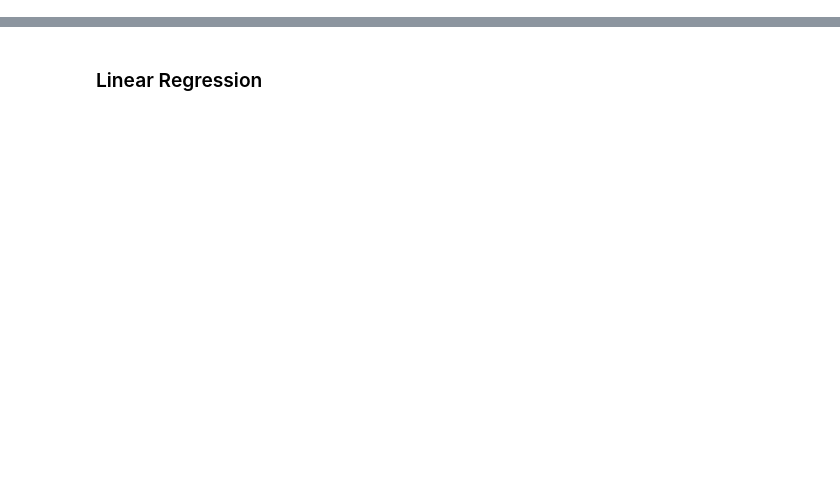
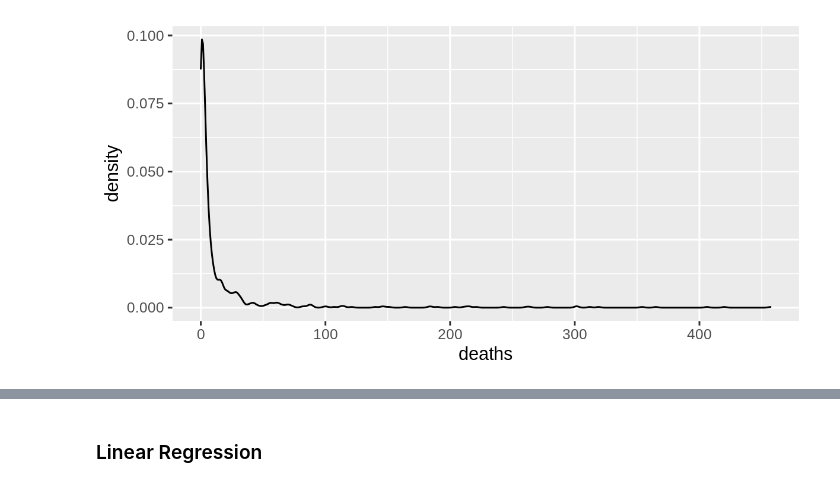
Before and after one commit to aejurgensen/Covid-19, a Jupyter notebook: models.ipynb, the cells around one changed output, grey strips where cells are left out. Cells and saved outputs as stored; diff of their text form; code cells hidden in the pictures; blank space fills up the shorter version.

```diff
--- a/models.ipynb
+++ b/models.ipynb
@@ -80,0 +40,6 @@ y_log_prc = log_trans["death_prc"]
+# %%
+%%R -w 6 -h 3 --units in -r 200
+
+ggplot(abbrev[abbrev$deaths < 600,], aes(deaths)) + geom_density()
+# %% [output]
+[figure, added]
```
Also changed, not shown: parts of 104 cells of this notebook, 4 other files.
